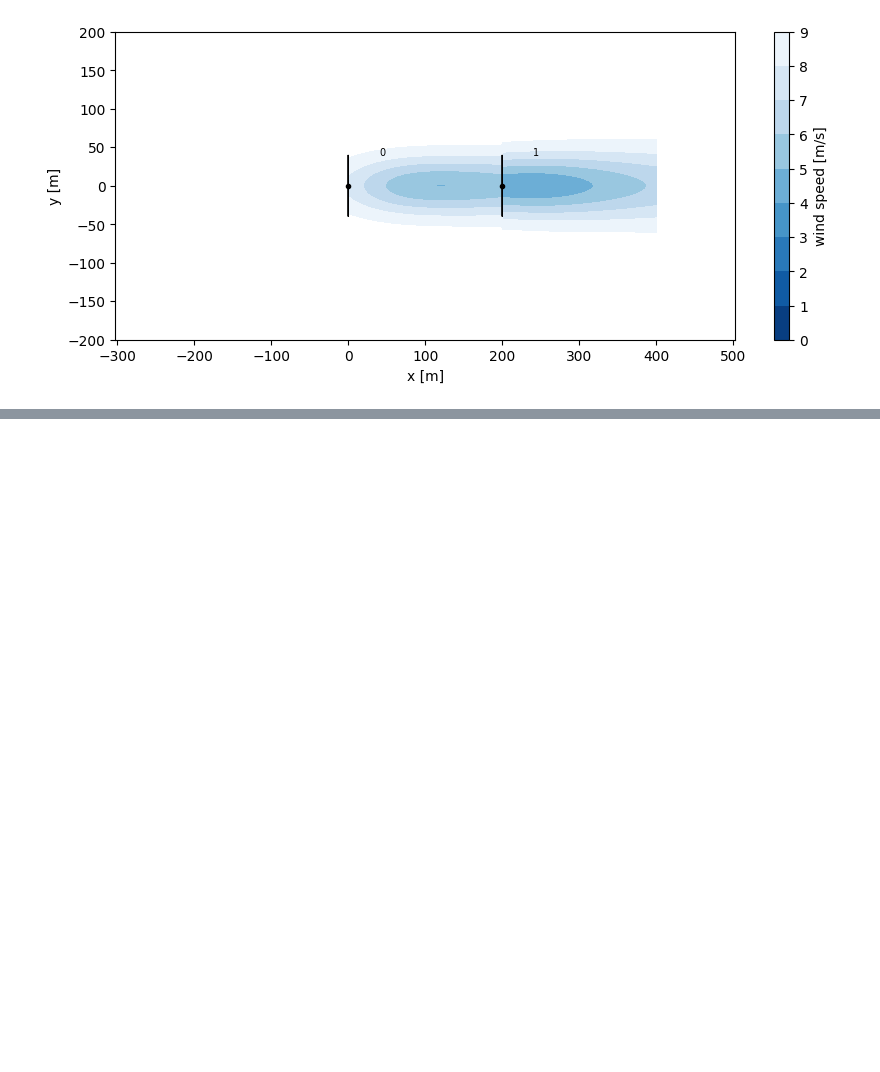
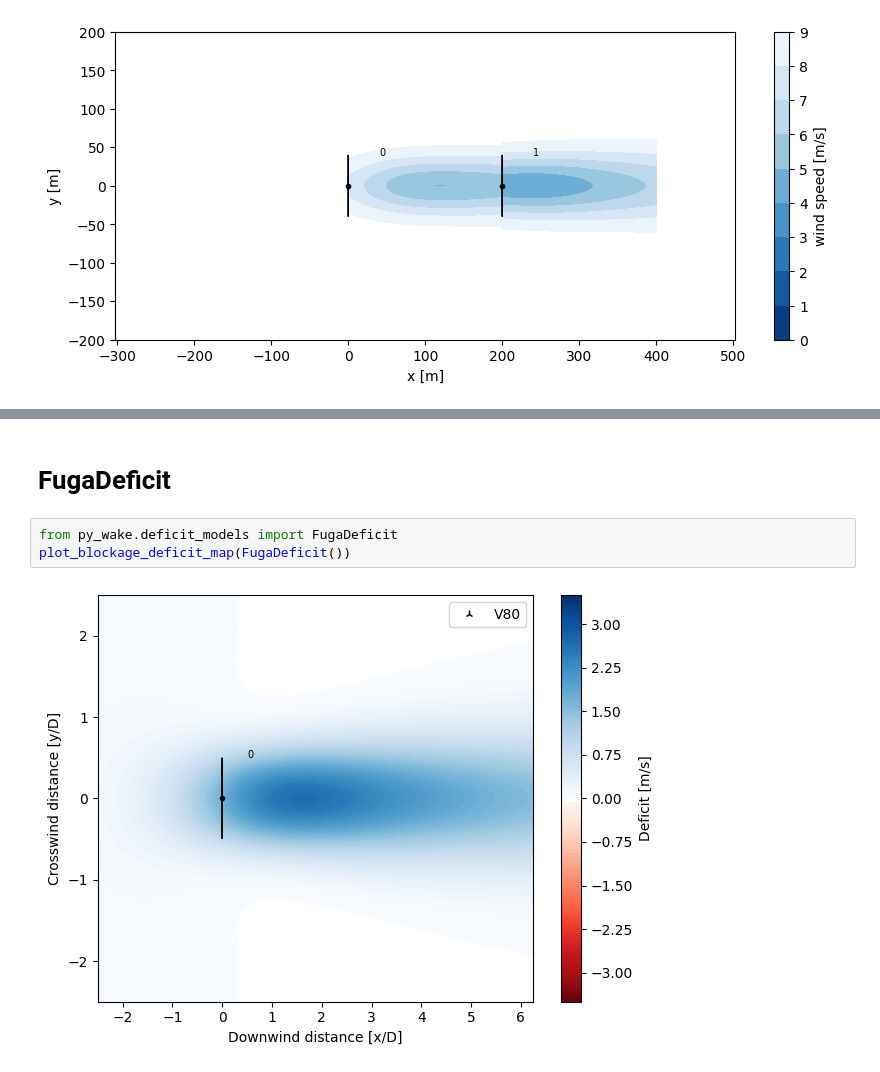
Before and after one commit to mj-arthur103/pywake, a Jupyter notebook: pywake_tuto_stag.ipynb, the cells around one changed output, grey strips where cells are left out. Cells and saved outputs as stored; diff of their text form; blank space fills up the shorter version.

```diff
--- a/pywake_tuto_stag.ipynb
+++ b/pywake_tuto_stag.ipynb
@@ -1018,0 +1103,7 @@ Text(0, 0.5, 'y [m]')
+# %% [markdown]
+# FugaDeficit
+# %%
+from py_wake.deficit_models import FugaDeficit
+plot_blockage_deficit_map(FugaDeficit())
+# %% [output]
+[figure, added]
```
Also changed, not shown: parts of 20 cells of this notebook.
